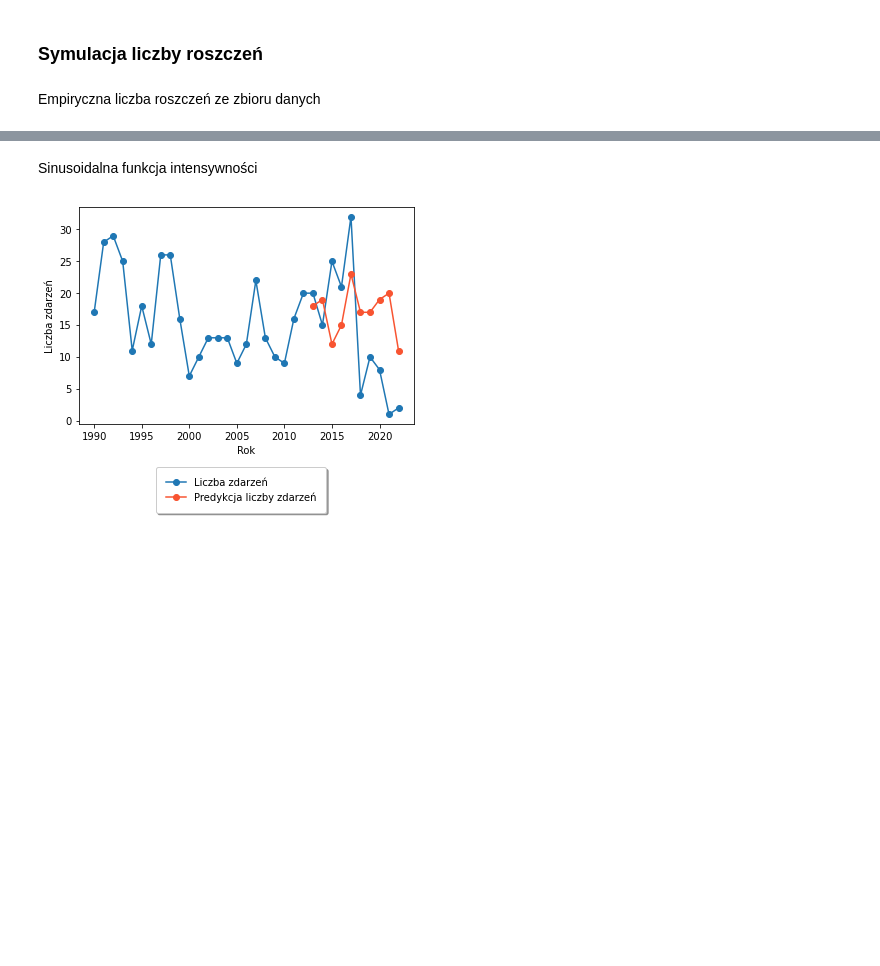
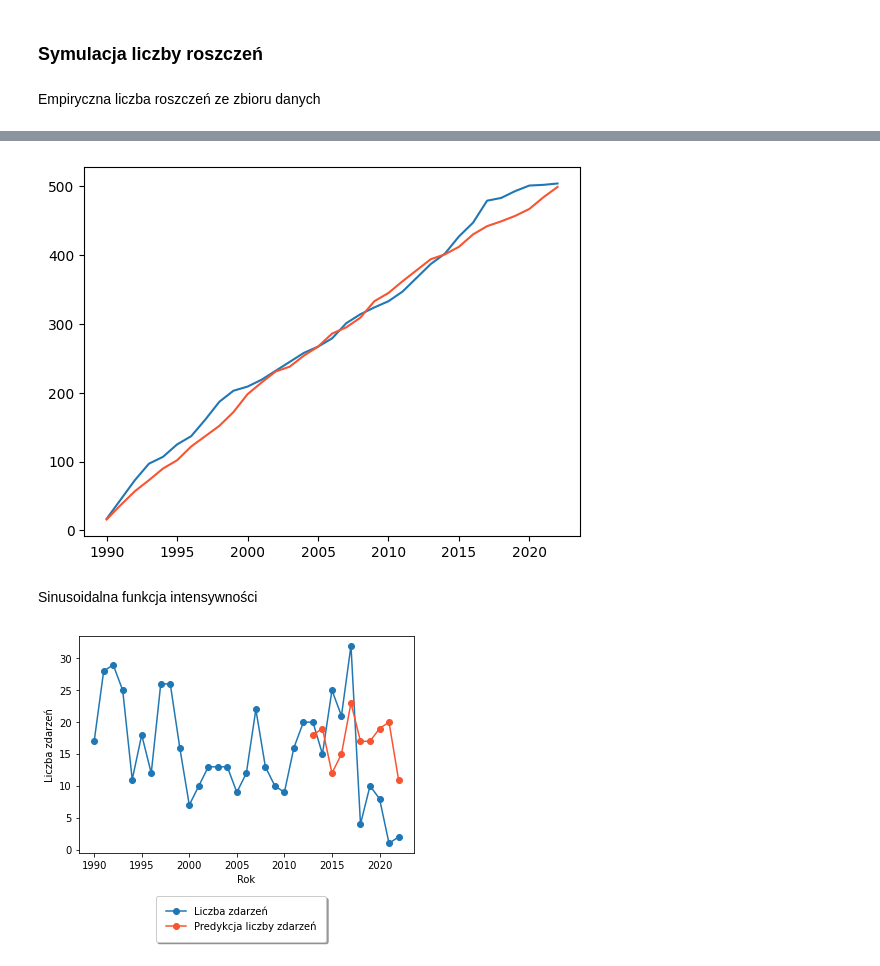
Before and after one commit to ndzadz/mgr, a Jupyter notebook: Symulacje.ipynb, the cells around one changed output, grey strips where cells are left out. Drawn from its saved outputs; the diff is of its cells as text; code cells hidden in the pictures; blank space fills up the shorter version.

```diff
--- a/Symulacje.ipynb
+++ b/Symulacje.ipynb
@@ -24,2 +37,10 @@
 # %% [markdown]
 Empiryczna liczba roszczeń ze zbioru danych
+# %%
+T = pd.DataFrame({'t':[1990 + t/365 for t in range((datetime.datetime(1990,12,31)-datetime.datetime(1990,1,1)).days+1)]})
+for r in range(1991,2023):
+    if r%4==0:
+        T = pd.concat([T,pd.DataFrame({'t':[r + t/366 for t in range((datetime.datetime(r,12,31)-datetime.datetime(r,1,1)).days+1)]})])
+    else:
+        T = pd.concat([T,pd.DataFrame({'t':[r + t/365 for t in range((datetime.datetime(r,12,31)-datetime.datetime(r,1,1)).days+1)]})])
+T.reset_index(drop=True,inplace=True)
@@ -52,3 +248,9 @@ minimize(nhpp_sin, params, bounds=bnds, method='L-BFGS-B')
+# %%
+plt.plot(N.groupby('Year').max('Ind'), linestyle= '-')
+plt.plot(range(1990,2023,1),nhpp(power_law_int_fun, [25.75900897,  0.85944359], 34)[2], linestyle= '-',color="#f85431")
+plt.show()
+# %% [output]
+[figure, added]
 # %%
 number_of_simulations = 1000
 # %% [markdown]
```
Also changed, not shown: parts of 19 cells of this notebook, 2 other files.
